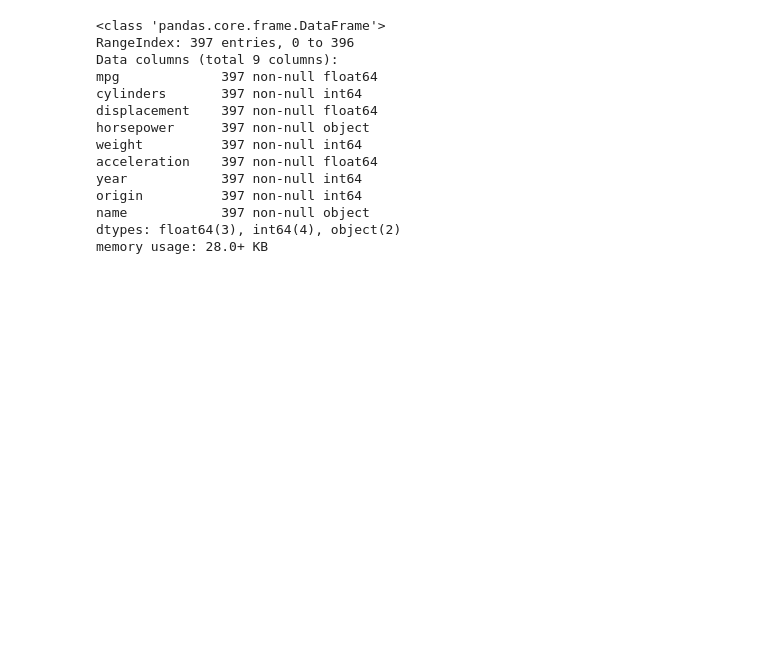
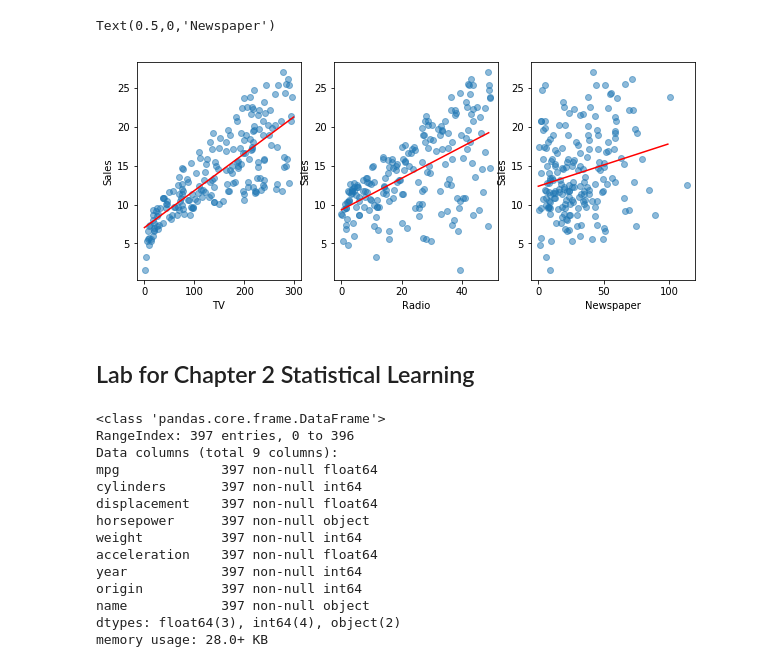
Before and after one commit to junyanyao/ISLR_Python, a Jupyter notebook: Ch2 Statistical Learning Lab.ipynb, the cells around one changed output. Saved outputs shown, nothing was run; the diff lists cells and outputs as text; code cells hidden in the pictures; blank space fills up the shorter version.

```diff
--- a/Ch2 Statistical Learning Lab.ipynb
+++ b/Ch2 Statistical Learning Lab.ipynb
@@ -2,0 +6,4 @@
+# %%
+#load Advertising dataset
+ad = pd.read_csv('Dataset/Advertising.csv').drop('Unnamed: 0', axis=1)
+ad.head()
@@ -3,2 +29,35 @@
+# %%
+#figure 2.1  the plot of sales against other predictors in the dataset
+fig, (ax1, ax2, ax3) =plt.subplots(1,3,figsize=(10,4))
+ax1.scatter('TV','Sales', data= ad, alpha= 0.5)
+x = np.arange(300)
+m, b = np.polyfit(ad.TV, ad.Sales, 1)
+y1= m*x+b
+ax1.plot(x,y1, color ='red')
+ax1.set_ylabel('Sales')
+ax1.set_xlabel('TV')
+
+
+ax2.scatter('Radio','Sales',data=ad, alpha=0.5)
+m2,b2=np.polyfit(ad.Radio, ad.Sales, 1)
+x2 = np.arange(50)
+y2= m2*x2+b2
+ax2.plot(x2,y2, color='red')
+ax2.set_ylabel('Sales')
+ax2.set_xlabel('Radio')
+
+
+ax3.scatter('Newspaper', 'Sales',data=ad, alpha= 0.5)
+m3,b3=np.polyfit(ad.Newspaper, ad.Sales, 1)
+x3 = np.arange(100)
+y3= m3*x3+b3
+ax3.plot(x3,y3, color='red')
+ax3.set_ylabel('Sales')
+ax3.set_xlabel('Newspaper')
+# %% [output]
+Text(0.5,0,'Newspaper')
+[figure, added]
+# %% [markdown]
+## Lab for Chapter 2 Statistical Learning
 # %%
 #Graphical and Numerical Summaries
```
Also changed, not shown: parts of 13 cells of this notebook, 3 other files.
